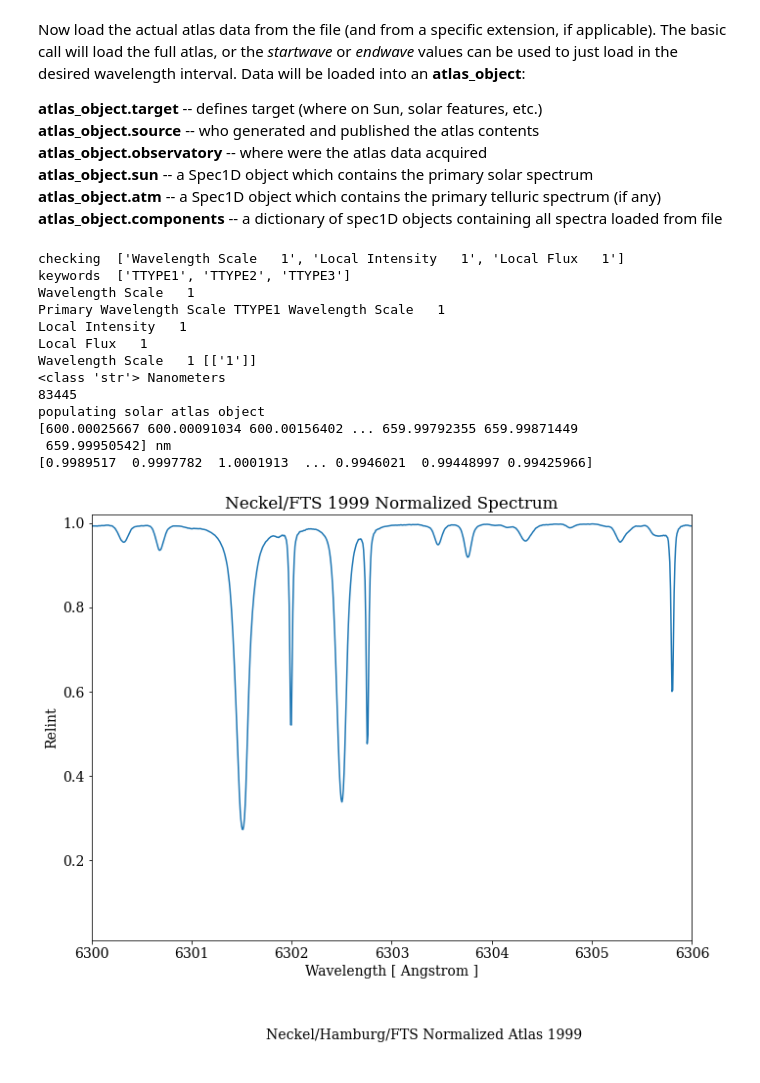
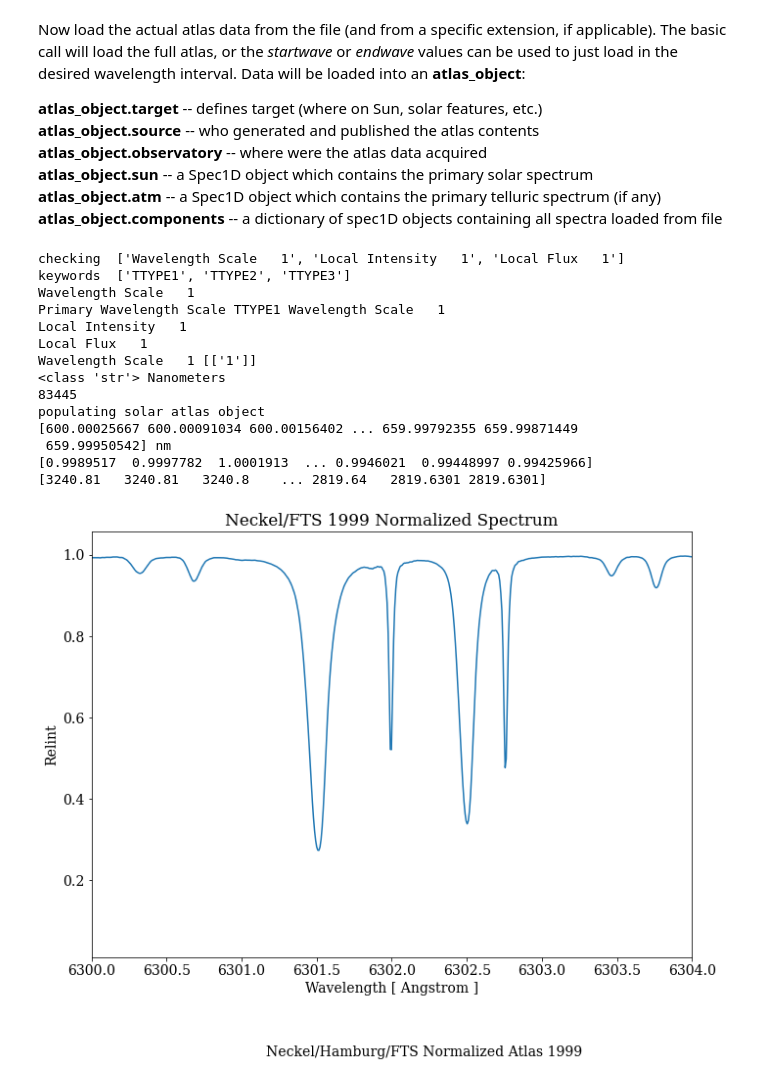
Before and after one commit to kreardon/solaratlas, a Jupyter notebook: Atlas_Plot_Example.ipynb, the cells around one changed output. Cells and saved outputs as stored; diff of their text form; code cells hidden in the pictures.

Commit message:
adding example plotting solar flux component

```diff
--- a/Atlas_Plot_Example.ipynb
+++ b/Atlas_Plot_Example.ipynb
@@ -73,6 +73,7 @@ atlas = atlastools.make_atlas(file, 1, loaddata=1, startwave=600*u.nm, endwave=6
 # that contain the actual data that can be processed further
 print(atlas.sun.spectral_axis)
 print(atlas.sun.flux)
+print(atlas.components['Local Flux   1'].flux)
 # %% [output]
 checking  ['Wavelength Scale   1', 'Local Intensity   1', 'Local Flux   1']
 keywords  ['TTYPE1', 'TTYPE2', 'TTYPE3']
@@ -87,11 +88,12 @@ populating solar atlas object
 [600.00025667 600.00091034 600.00156402 ... 659.99792355 659.99871449
  659.99950542] nm
 [0.9989517  0.9997782  1.0001913  ... 0.9946021  0.99448997 0.99425966]
+[3240.81   3240.81   3240.8    ... 2819.64   2819.6301 2819.6301]
 # %%
 atlastools.atlas_spectrum_plot('Local Intensity   1', atlas,
-            startwave=630.0*u.nm, endwave=630.6*u.nm, plot_unit='angstrom')
+            startwave=630.0*u.nm, endwave=630.4*u.nm, plot_unit='angstrom')
 # %% [output]
-[figure, old version]
+[figure, new version]
 # %%
 atlastools.atlas_spectrum_plot('Local Intensity   1', atlas,
             startwave=655*u.nm, endwave=657.4*u.nm, plot_unit='angstrom')
```
Also changed, not shown: parts of 2 cells of this notebook.
